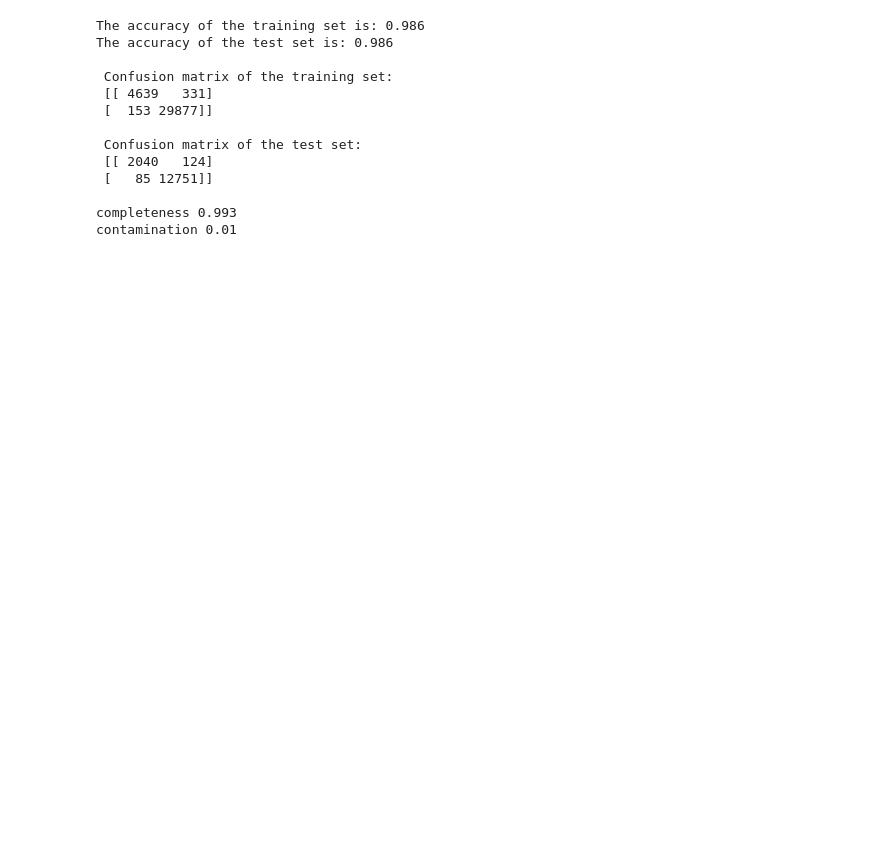
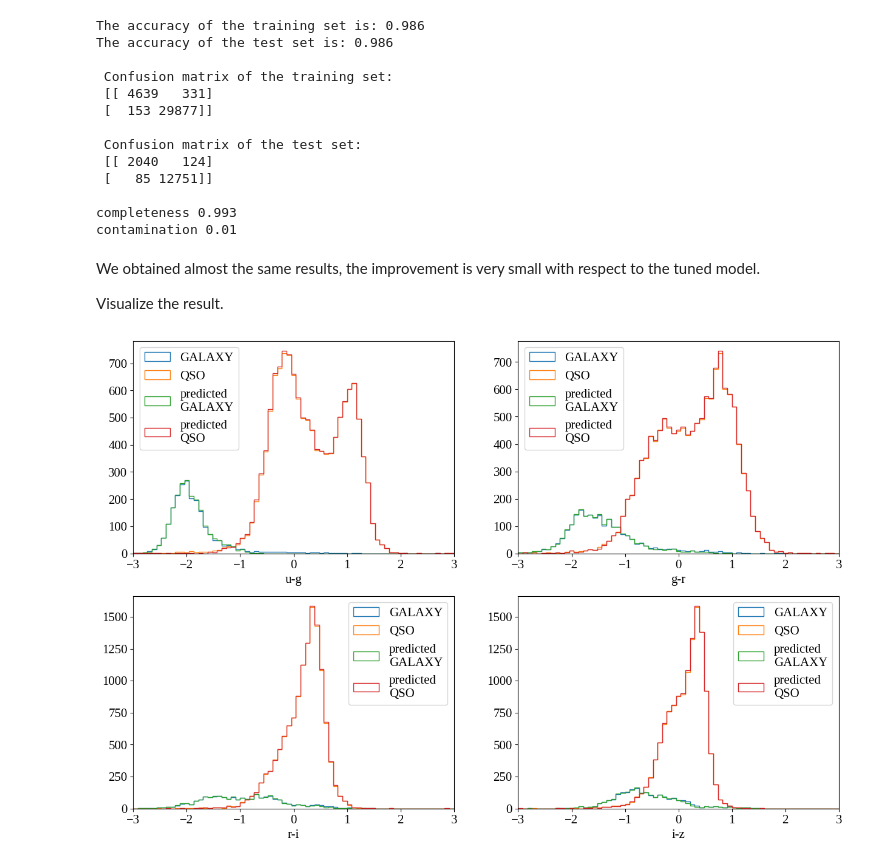
Before and after one commit to Alexpedro130/astrostatistics_bicocca_2023, a Jupyter notebook: working/L22_galaxy_QSO_neuralnetwork.ipynb, the cells around one changed output. Drawn from its saved outputs; the diff is of its cells as text; code cells hidden in the pictures; blank space fills up the shorter version.

Commit message:
edit galaxy qso with NN

```diff
--- a/working/L22_galaxy_QSO_neuralnetwork.ipynb
+++ b/working/L22_galaxy_QSO_neuralnetwork.ipynb
@@ -231,7 +259,7 @@ for a,i in zip(axs, range(len(X_s))):
     a.hist(X_test[:,i][y_test==0], bins=bins, histtype='step', lw=1, label='GALAXY')
     a.hist(X_test[:,i][y_test==1], bins=bins, histtype='step', lw=1, label='QSO')
     a.hist(X_test[:,i][test_pred==0], bins=bins, histtype='step', lw=1, label='predicted\nGALAXY')
-    a.hist(X_test[:,i][test_pred==1], bins=bins, histtype='step', lw=1, label='predocted\nQSO')
+    a.hist(X_test[:,i][test_pred==1], bins=bins, histtype='step', lw=1, label='predicted\nQSO')
 
     a.set_xlabel(colors[i])
     a.set_xlim(-3,3)
@@ -591,3 +648,25 @@ The accuracy of the test set is: 0.986
 
 completeness 0.993
 contamination 0.01
+# %% [markdown]
+We obtained almost the same results, the improvement is very small with respect to the tuned model.
+
+Visualize the result.
+# %%
+fig, ax = plt.subplots(2, 2, figsize = (15, 10))
+axs = [ax[0, 0], ax[0, 1], ax[1, 0], ax[1, 1]]
+bins=np.linspace(-3, 3, 70)
+
+for a,i in zip(axs, range(len(X_s))):
+    a.hist(X_test[:,i][y_test==0], bins=bins, histtype='step', lw=1, label='GALAXY')
+    a.hist(X_test[:,i][y_test==1], bins=bins, histtype='step', lw=1, label='QSO')
+    a.hist(X_test[:,i][test_pred_1==0], bins=bins, histtype='step', lw=1, label='predicted\nGALAXY')
+    a.hist(X_test[:,i][test_pred_1==1], bins=bins, histtype='step', lw=1, label='predicted\nQSO')
+
+    a.set_xlabel(colors[i])
+    a.set_xlim(-3,3)
+    a.legend()
+
+plt.show()
+# %% [output]
+[figure, added]
```
Also changed, not shown: parts of 43 cells of this notebook.
